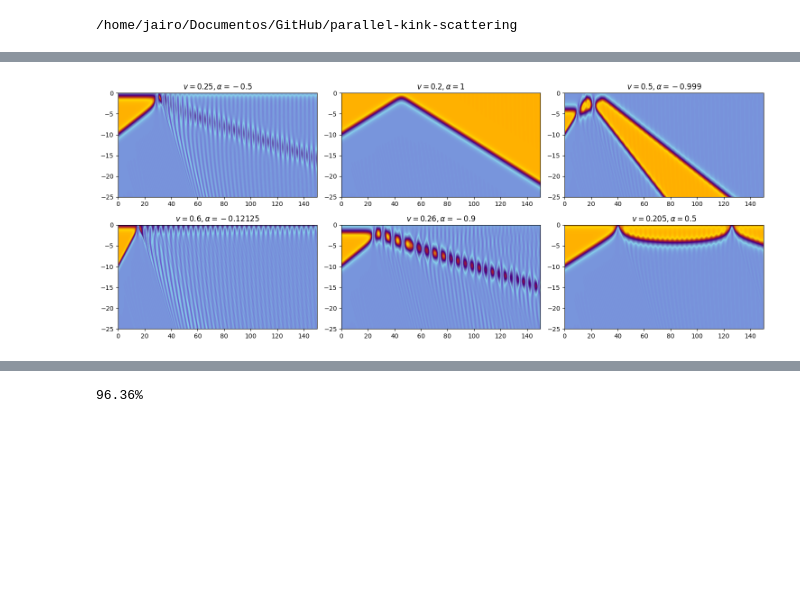
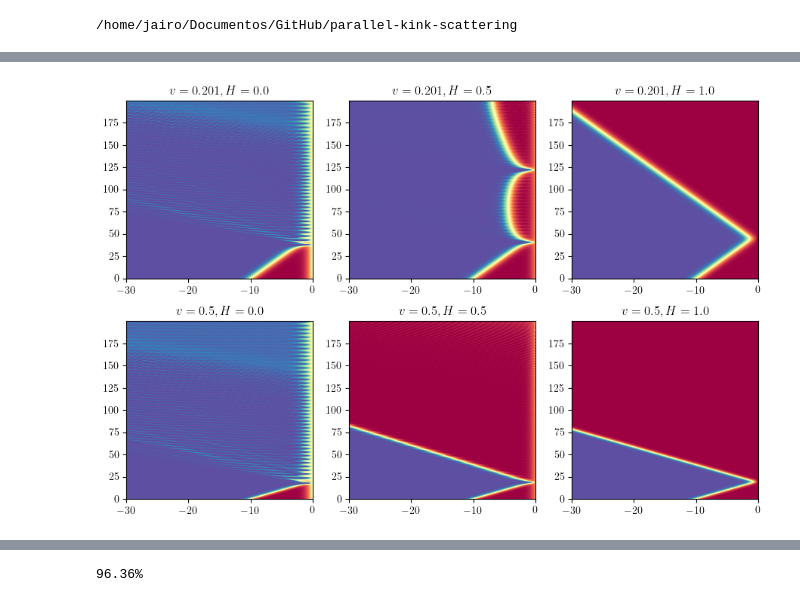
Before and after one commit to JairoSSantos/parallel-kink-scattering, a Jupyter notebook: notebooks/dirichlet.ipynb, the cells around one changed output, grey strips where cells are left out. Drawn from its saved outputs; the diff is of its cells as text; code cells hidden in the pictures; blank space fills up the shorter version.

```diff
--- a/notebooks/dirichlet.ipynb
+++ b/notebooks/dirichlet.ipynb
@@ -178,10 +143,10 @@ booster = Booster(
     boundaries= ('reflective', 'dirichlet')
 )
 
-def plot_boundary_scatter(v, alpha, T=100, ax=None, **kwargs):
+def plot_boundary_scatter(v, H, T=100, ax=None, **kwargs):
     if ax == None: ax = plt.gca()
-    booster.rb.set_param(alpha)
-    lat, y, dydt = booster.run(T, {'x0':X0, 'v':v, 'alpha':alpha}, **kwargs)
-    ax.imshow(y.T, cmap=CMAP, vmin=-2, vmax=2, extent=(lat.t.min(), lat.t.max(), lat.x.max(), lat.x.min()), aspect='auto')
-    ax.set_ylim(-25, 0)
+    booster.rb.set_param(H)
+    lat, y, dydt = booster.run(T, {'x0':X0, 'v':v, 'H':H}, **kwargs)
+    ax.imshow(y, cmap='Spectral_r', vmin=-1, vmax=1, extent=(lat.x.min(), lat.x.max(), lat.t.min(), lat.t.max()), aspect='auto', origin='lower')
+    ax.set_xlim(-30, 0)
     return lat, y, dydt
@@ -188,24 +158,18 @@ def plot_boundary_scatter(v, alpha, T=100, ax=None, **kwargs):
 # %%
-params = (
-    (0.25, -0.5),
-    (0.2, 1),
-    (0.5, -0.999),
-    (0.6, -0.12125),
-    (0.26, -0.9),
-    (0.205, 0.5),
-)
+V = (0.201, 0.5)
+Hs = (0, 0.5, 1)
 
-c = 3
-r = len(params)//c
-fig, axs = plt.subplots(r, c, figsize=(c*5, 3*r))
+c = len(Hs)
+r = len(V)
+fig, axs = plt.subplots(r, c, figsize=(c*3, 3*r))
 
-for ax, (v, alpha) in zip(np.ravel(axs), params):
-    plot_boundary_scatter(v, alpha, T=150, ax=ax)
-    ax.set_title(r'$v=%s,\alpha=%s$'%(v, alpha))
+for ax, (v, H) in zip(np.ravel(axs), np.r_[np.meshgrid(V, Hs)].T.reshape((-1, 2))):
+    plot_boundary_scatter(v, H, T=200, ax=ax)
+    ax.set_title(r'$v=%s, H=%s$'%(v, H))
 
 fig.tight_layout()
 # %% [output]
-[figure, old version]
+[figure, new version]
 # %%
 x, y, dy = plot_boundary_scatter(0.25, -0.5, T=500)
 plt.show()
```
Also changed, not shown: parts of 7 cells of this notebook, 3 other files.
